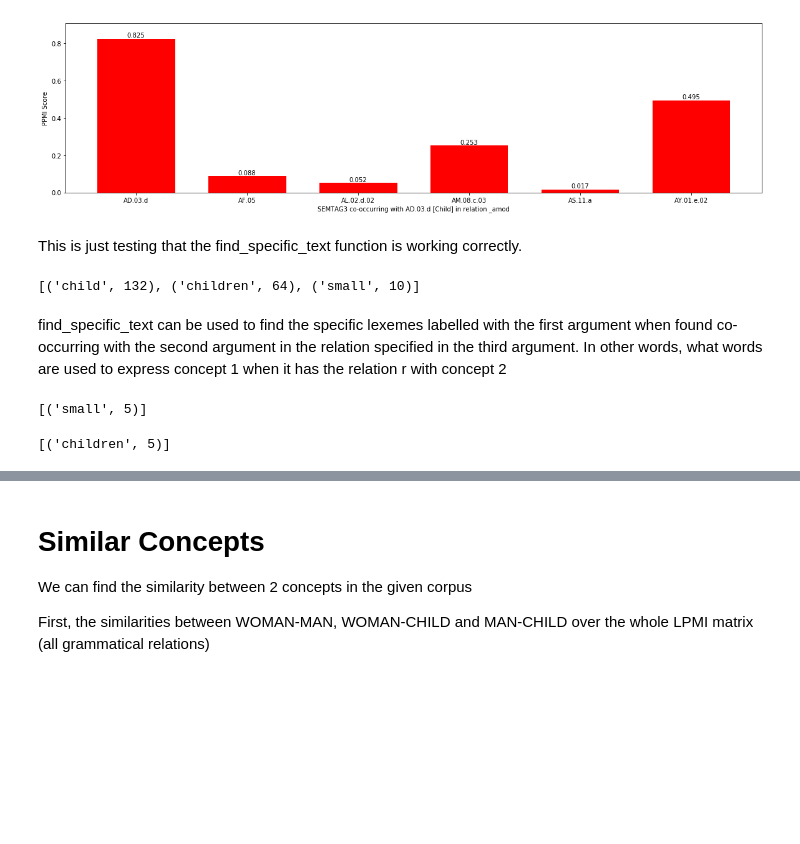
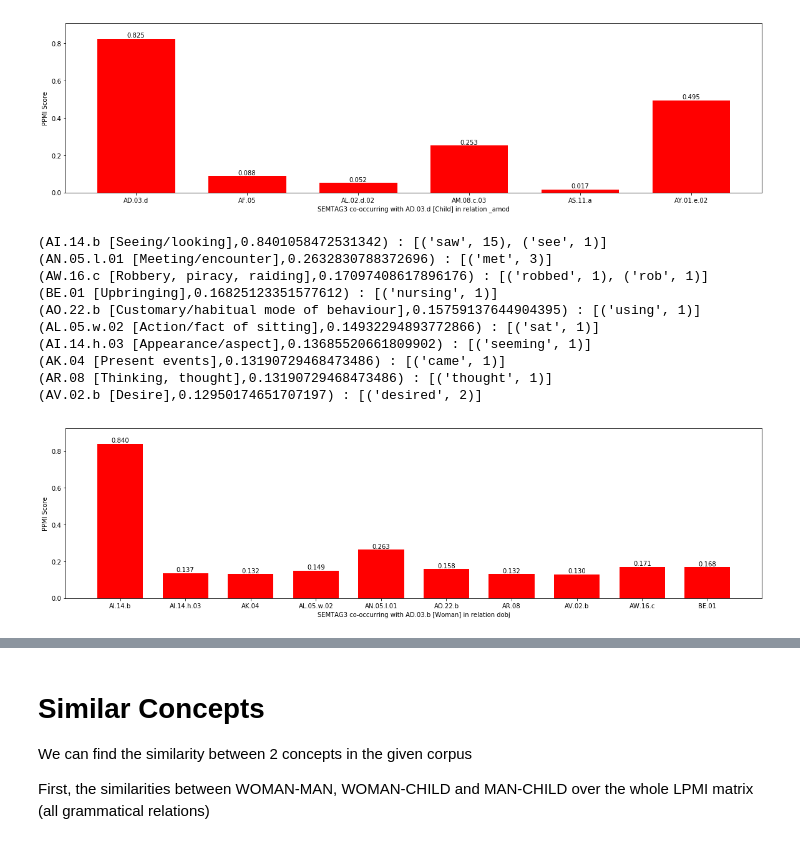
Before and after one commit to julieweeds/samdist, a Jupyter notebook: SamuelsViewer.ipynb, the cells around one changed output, grey strips where cells are left out. Cells and saved outputs as stored; diff of their text form; code cells hidden in the pictures; blank space fills up the shorter version.

```diff
--- a/SamuelsViewer.ipynb
+++ b/SamuelsViewer.ipynb
@@ -145,19 +180,17 @@ c=fnonl.get_top_features('AD.03.d',rel='_amod',cutoff=10,displaygraph=True)
 (AL.02.d.02 [Smallness],0.052299435335129804) : [('small', 1)]
 (AS.11.a [Unimportance, triviality],0.01687385345676106) : [('little', 1)]
 [figure]
-# %% [markdown]
-This is just testing that the find_specific_text function is working correctly.
-# %%
-fnonl.find_text('AD.03.d')
-# %% [output]
-[('child', 132), ('children', 64), ('small', 10)]
-# %% [markdown]
-find_specific_text can be used to find the specific lexemes labelled with the first argument when found co-occurring with the second argument in the relation specified in the third argument.  In other words, what words are used to express concept 1 when it has the relation r with concept 2
-# %%
-fnonl.find_specific_text('AD.03.d','AD.03.d','_amod')
-# %% [output]
-[('small', 5)]
-# %%
-fnonl.find_specific_text('AD.03.d','AD.03.d','amod')
-# %% [output]
-[('children', 5)]
+# %%
+w=fnonl.get_top_features('AD.03.b',rel='dobj',displaygraph=True)
+# %% [output]
+(AI.14.b [Seeing/looking],0.8401058472531342) : [('saw', 15), ('see', 1)]
+(AN.05.l.01 [Meeting/encounter],0.2632830788372696) : [('met', 3)]
+(AW.16.c [Robbery, piracy, raiding],0.17097408617896176) : [('robbed', 1), ('rob', 1)]
+(BE.01 [Upbringing],0.16825123351577612) : [('nursing', 1)]
+(AO.22.b [Customary/habitual mode of behaviour],0.15759137644904395) : [('using', 1)]
+(AL.05.w.02 [Action/fact of sitting],0.14932294893772866) : [('sat', 1)]
+(AI.14.h.03 [Appearance/aspect],0.13685520661809902) : [('seeming', 1)]
+(AK.04 [Present events],0.13190729468473486) : [('came', 1)]
+(AR.08 [Thinking, thought],0.13190729468473486) : [('thought', 1)]
+(AV.02.b [Desire],0.12950174651707197) : [('desired', 2)]
+[figure, added]
```
Also changed, not shown: parts of 31 cells of this notebook, 1 other file.
